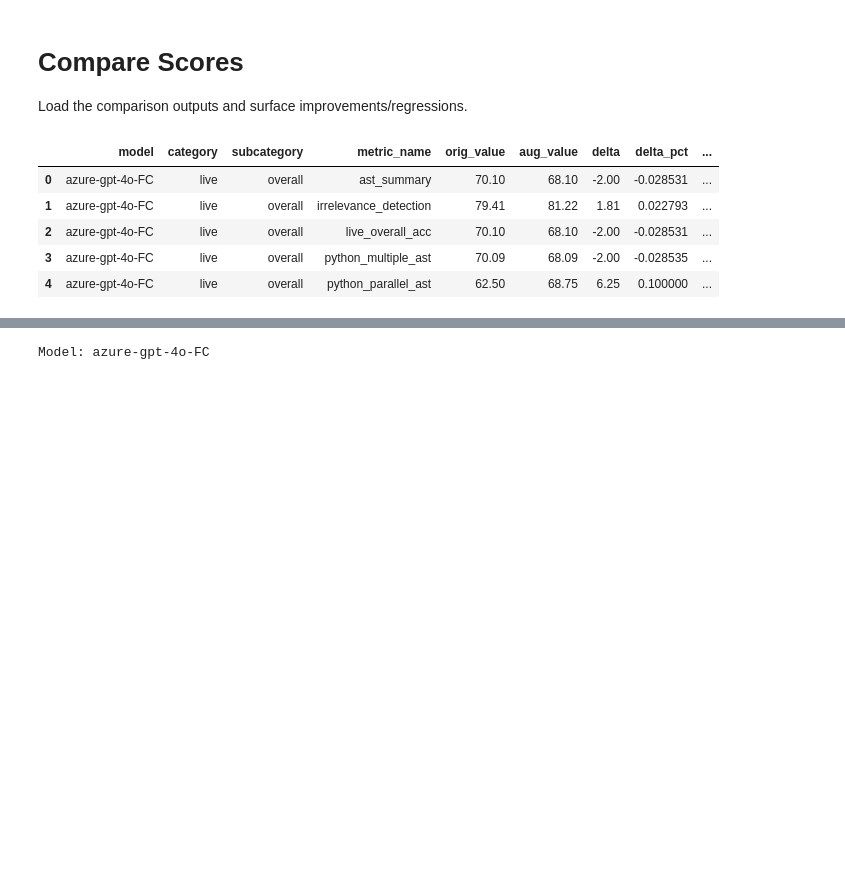
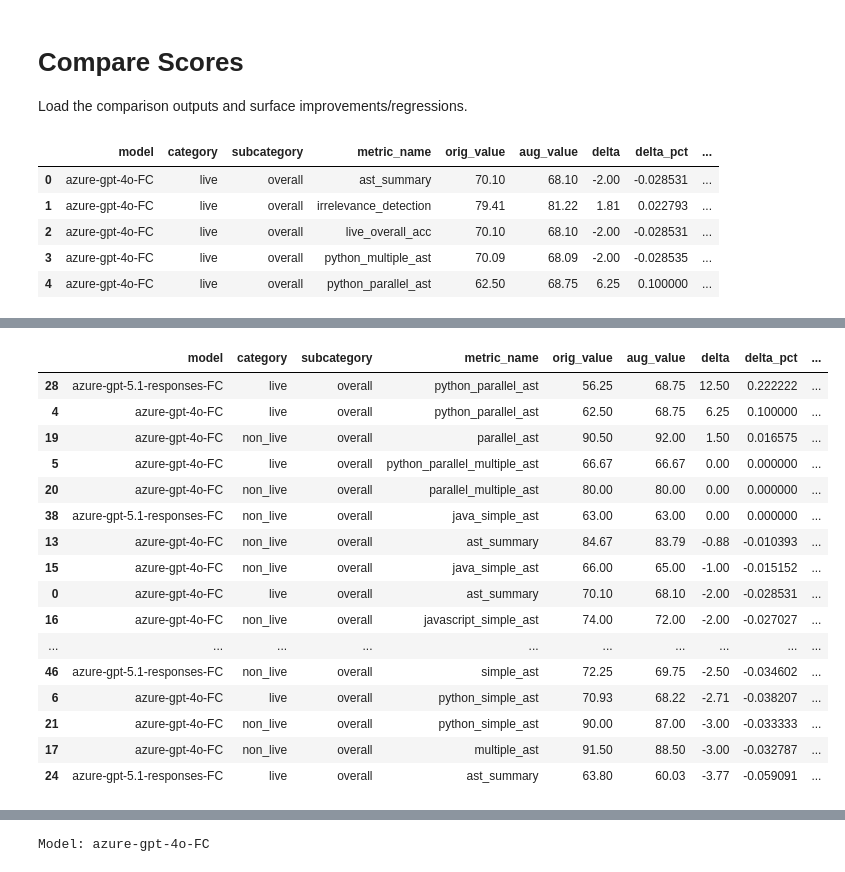
Before and after one commit to Gabriellanaro/gorilla, a Jupyter notebook: berkeley-function-call-leaderboard/compare_scores.ipynb, the cells around one changed output, grey strips where cells are left out. Saved outputs shown, nothing was run; the diff lists cells and outputs as text; code cells hidden in the pictures; blank space fills up the shorter version.

```diff
--- a/berkeley-function-call-leaderboard/compare_scores.ipynb
+++ b/berkeley-function-call-leaderboard/compare_scores.ipynb
@@ -34,3 +54,25 @@ acc_df.head(20)
+# %%
+ast_mask = long_df["metric_name"].str.contains("ast", case=False, na=False)
+ast_df = long_df[ast_mask].sort_values("delta", ascending=False)
+ast_df.head(20)
+# %% [output]
+|  | model | category | subcategory | metric_name | orig_value | aug_value | delta | delta_pct | ... |
+| 28 | azure-gpt-5.1-responses-FC | live | overall | python_parallel_ast | 56.25 | 68.75 | 12.50 | 0.222222 | ... |
+| 4 | azure-gpt-4o-FC | live | overall | python_parallel_ast | 62.50 | 68.75 | 6.25 | 0.100000 | ... |
+| 19 | azure-gpt-4o-FC | non_live | overall | parallel_ast | 90.50 | 92.00 | 1.50 | 0.016575 | ... |
+| 5 | azure-gpt-4o-FC | live | overall | python_parallel_multiple_ast | 66.67 | 66.67 | 0.00 | 0.000000 | ... |
+| 20 | azure-gpt-4o-FC | non_live | overall | parallel_multiple_ast | 80.00 | 80.00 | 0.00 | 0.000000 | ... |
+| 38 | azure-gpt-5.1-responses-FC | non_live | overall | java_simple_ast | 63.00 | 63.00 | 0.00 | 0.000000 | ... |
+| 13 | azure-gpt-4o-FC | non_live | overall | ast_summary | 84.67 | 83.79 | -0.88 | -0.010393 | ... |
+| 15 | azure-gpt-4o-FC | non_live | overall | java_simple_ast | 66.00 | 65.00 | -1.00 | -0.015152 | ... |
+| 0 | azure-gpt-4o-FC | live | overall | ast_summary | 70.10 | 68.10 | -2.00 | -0.028531 | ... |
+| 16 | azure-gpt-4o-FC | non_live | overall | javascript_simple_ast | 74.00 | 72.00 | -2.00 | -0.027027 | ... |
+| ... | ... | ... | ... | ... | ... | ... | ... | ... | ... |
+| 46 | azure-gpt-5.1-responses-FC | non_live | overall | simple_ast | 72.25 | 69.75 | -2.50 | -0.034602 | ... |
+| 6 | azure-gpt-4o-FC | live | overall | python_simple_ast | 70.93 | 68.22 | -2.71 | -0.038207 | ... |
+| 21 | azure-gpt-4o-FC | non_live | overall | python_simple_ast | 90.00 | 87.00 | -3.00 | -0.033333 | ... |
+| 17 | azure-gpt-4o-FC | non_live | overall | multiple_ast | 91.50 | 88.50 | -3.00 | -0.032787 | ... |
+| 24 | azure-gpt-5.1-responses-FC | live | overall | ast_summary | 63.80 | 60.03 | -3.77 | -0.059091 | ... |
 # %%
 top = acc_df.head(10)
 plt.figure(figsize=(8, 4))
```
Also changed, not shown: parts of 4 cells of this notebook, 10 other files.
